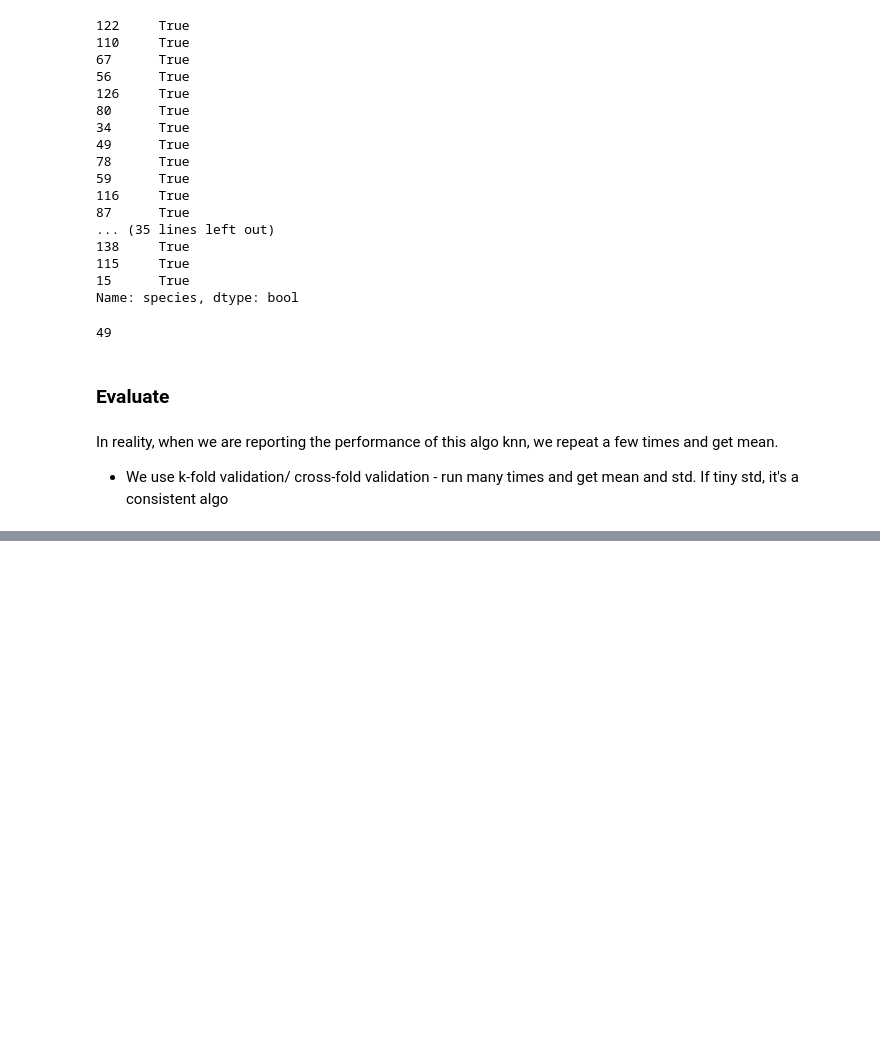
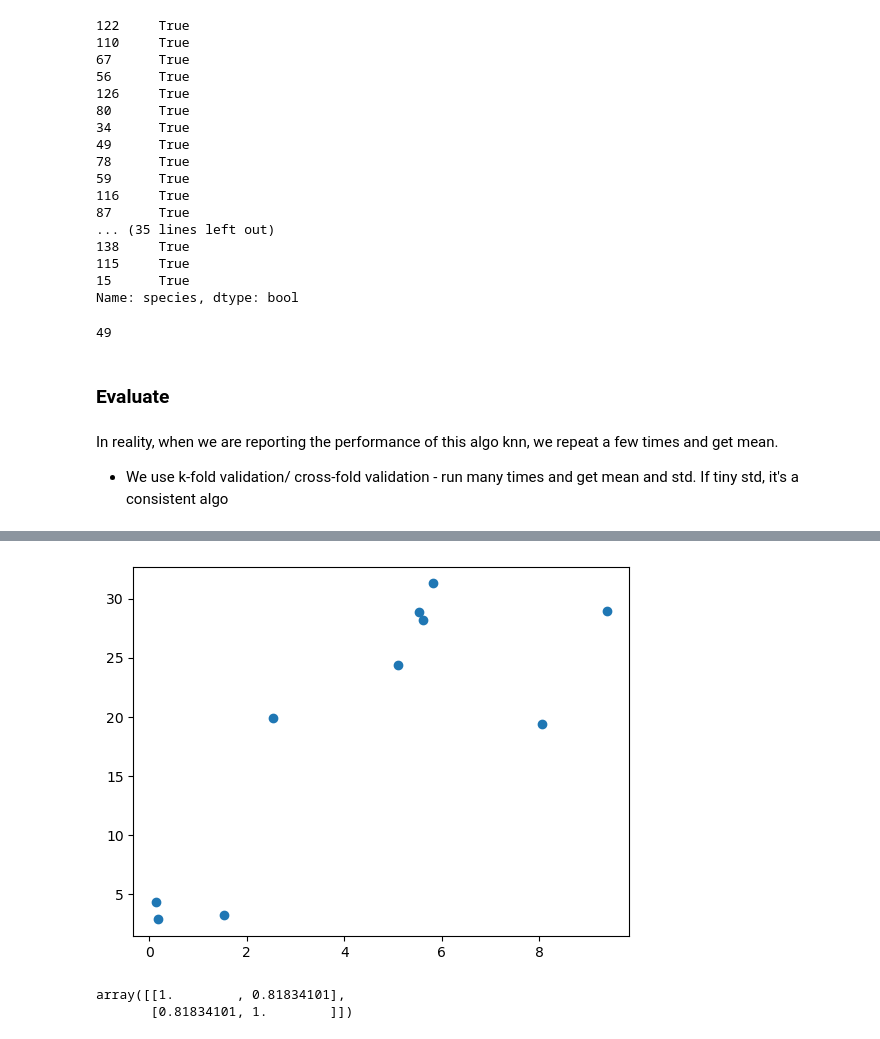
Before and after one commit to nurbujang/myworkw23, a Jupyter notebook: sklearn.ipynb, the cells around one changed output, grey strips where cells are left out. Drawn from its saved outputs; the diff is of its cells as text; code cells hidden in the pictures; blank space fills up the shorter version.

```diff
--- a/sklearn.ipynb
+++ b/sklearn.ipynb
@@ -333,0 +428,11 @@ In reality, when we are reporting the performance of this algo knn, we repeat a
+# %%
+plt.scatter(x,y)
+plt.show()
+# %% [output]
+[figure, added]
+# %%
+r = np.corrcoef(x,y)
+r
+# %% [output]
+array([[1.        , 0.81834101],
+       [0.81834101, 1.        ]])
```
Also changed, not shown: parts of 65 cells of this notebook.
